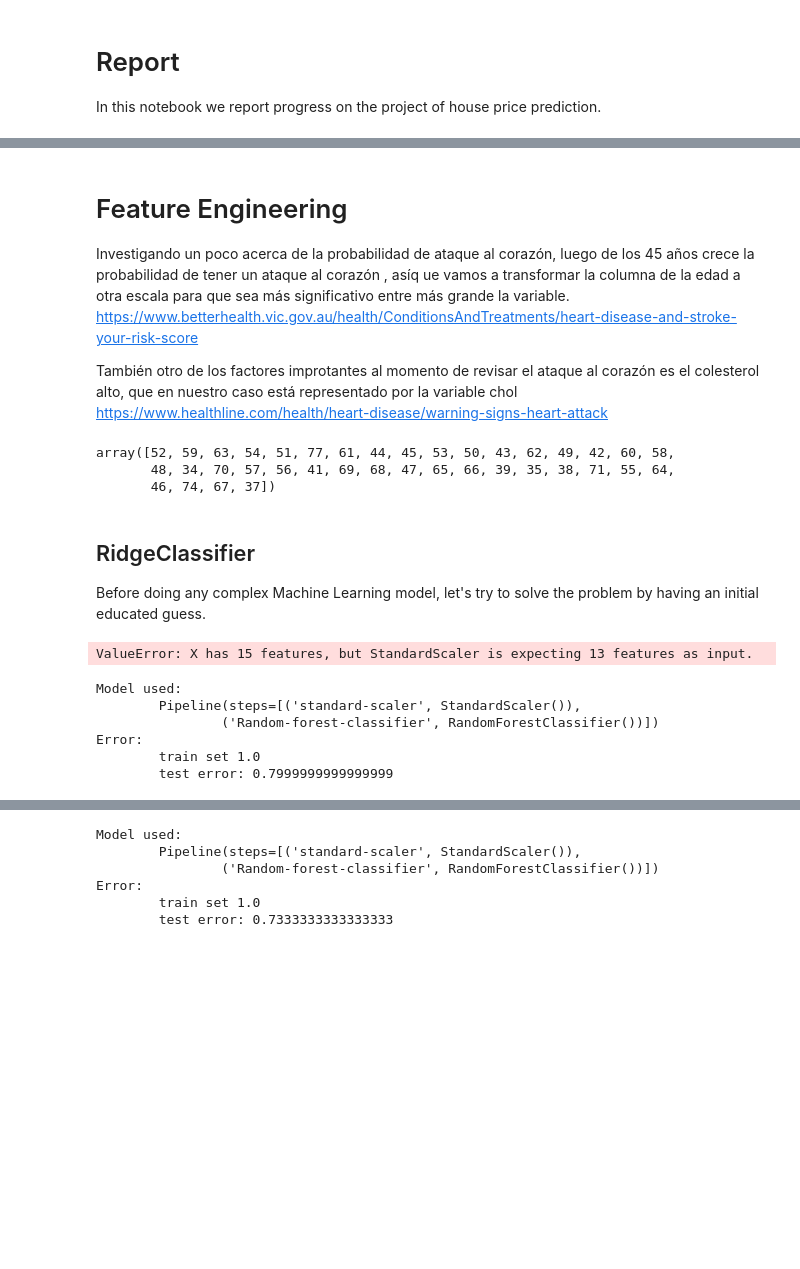
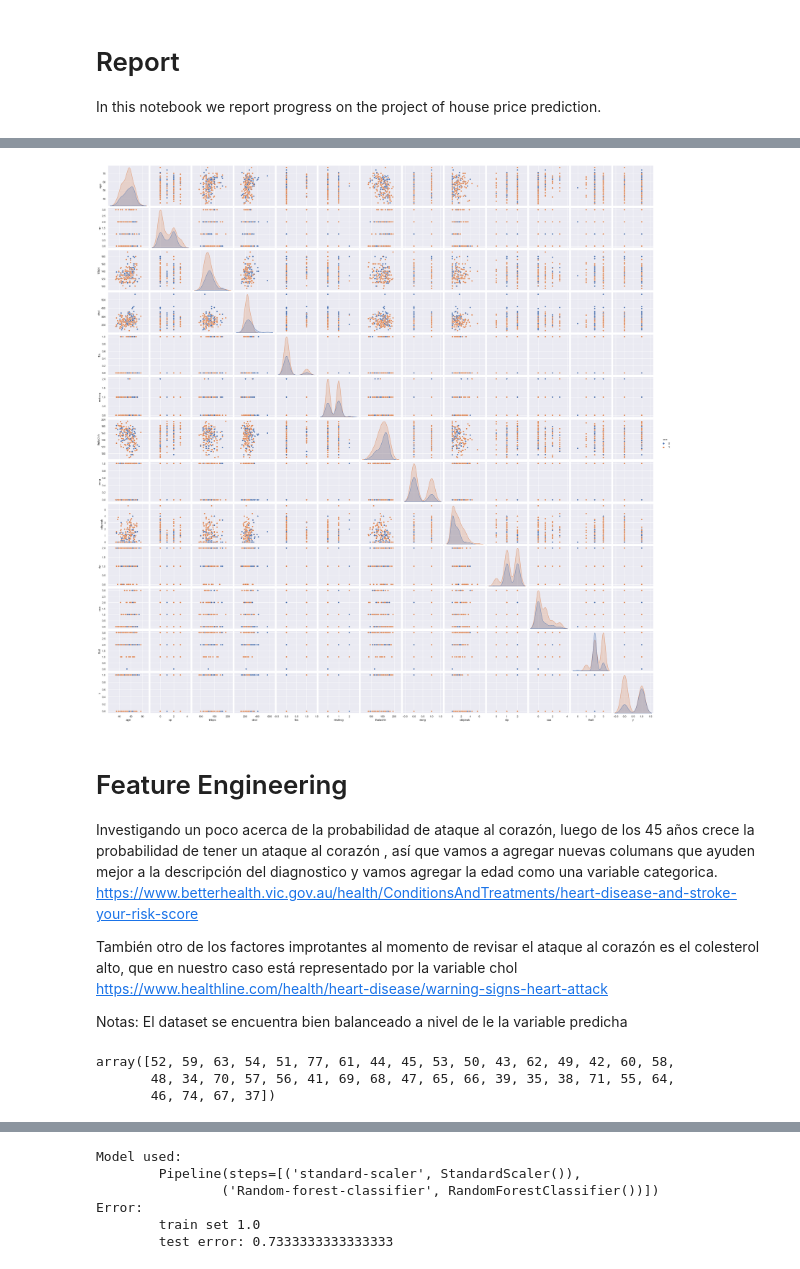
Before and after one commit to alejoaj22/ml-tarea-competencia, a Jupyter notebook: report _tarea_reto.ipynb, the cells around one changed output, grey strips where cells are left out. Cells and saved outputs as stored; diff of their text form; code cells hidden in the pictures; blank space fills up the shorter version.

```diff
--- a/report _tarea_reto.ipynb
+++ b/report _tarea_reto.ipynb
@@ -81,50 +97,21 @@ float64
+# %%
+sns.pairplot(df_data, hue="sex");
+# %% [output]
+[figure, added]
 # %% [markdown]
 # Feature Engineering
 
-Investigando un poco acerca de la probabilidad de ataque al corazón, luego de los 45 años crece la probabilidad de tener un ataque al corazón , asíq ue vamos a transformar la columna de la edad a otra escala para que sea más significativo entre más grande la variable.
+Investigando un poco acerca de la probabilidad de ataque al corazón, luego de los 45 años crece la probabilidad de tener un ataque al corazón , así que vamos a agregar nuevas columans que ayuden mejor a la descripción del diagnostico y vamos agregar la edad como una variable categorica.
 https://www.betterhealth.vic.gov.au/health/ConditionsAndTreatments/heart-disease-and-stroke-your-risk-score
 
 También otro de los factores improtantes al momento de revisar el ataque al corazón es el colesterol alto, que en nuestro caso está representado por la variable chol https://www.healthline.com/health/heart-disease/warning-signs-heart-attack
+
+
+Notas:
+El dataset se encuentra bien balanceado a nivel de le la variable predicha
 # %%
 dataset["train"][0]['age'].unique()
 # %% [output]
 array([52, 59, 63, 54, 51, 77, 61, 44, 45, 53, 50, 43, 62, 49, 42, 60, 58,
        48, 34, 70, 57, 56, 41, 69, 68, 47, 65, 66, 39, 35, 38, 71, 55, 64,
        46, 74, 67, 37])
-# %% [markdown]
-## RidgeClassifier
-
-Before doing any complex Machine Learning model, let's try to solve the problem by having an initial educated guess.
-# %%
-model_path = os.path.join("models", "2021-06-14 22-03", "model.joblib")
-reg = joblib.load(model_path)
-evaluation = evaluate_model(
-    model=reg,
-    metric=metrics.f1_score,
-    X_train=dataset["train"][0],
-    y_train=dataset["train"][1],
-    X_test=dataset["test"][0],
-    y_test=dataset["test"][1]
-)
-print_report(model=reg, evaluation=evaluation)
-# %% [output]
-ValueError: X has 15 features, but StandardScaler is expecting 13 features as input.
-# %%
-model_path = os.path.join("models", "2021-06-16 00-14", "model.joblib")
-reg = joblib.load(model_path)
-evaluation = evaluate_model(
-    model=reg,
-    metric=metrics.f1_score,
-    X_train=dataset["train"][0],
-    y_train=dataset["train"][1],
-    X_test=dataset["test"][0],
-    y_test=dataset["test"][1]
-)
-print_report(model=reg, evaluation=evaluation)
-# %% [output]
-Model used:
-        Pipeline(steps=[('standard-scaler', StandardScaler()),
-                ('Random-forest-classifier', RandomForestClassifier())])
-Error:
-        train set 1.0
-        test error: 0.7999999999999999
```
Also changed, not shown: parts of 20 cells of this notebook, 2 other files.
